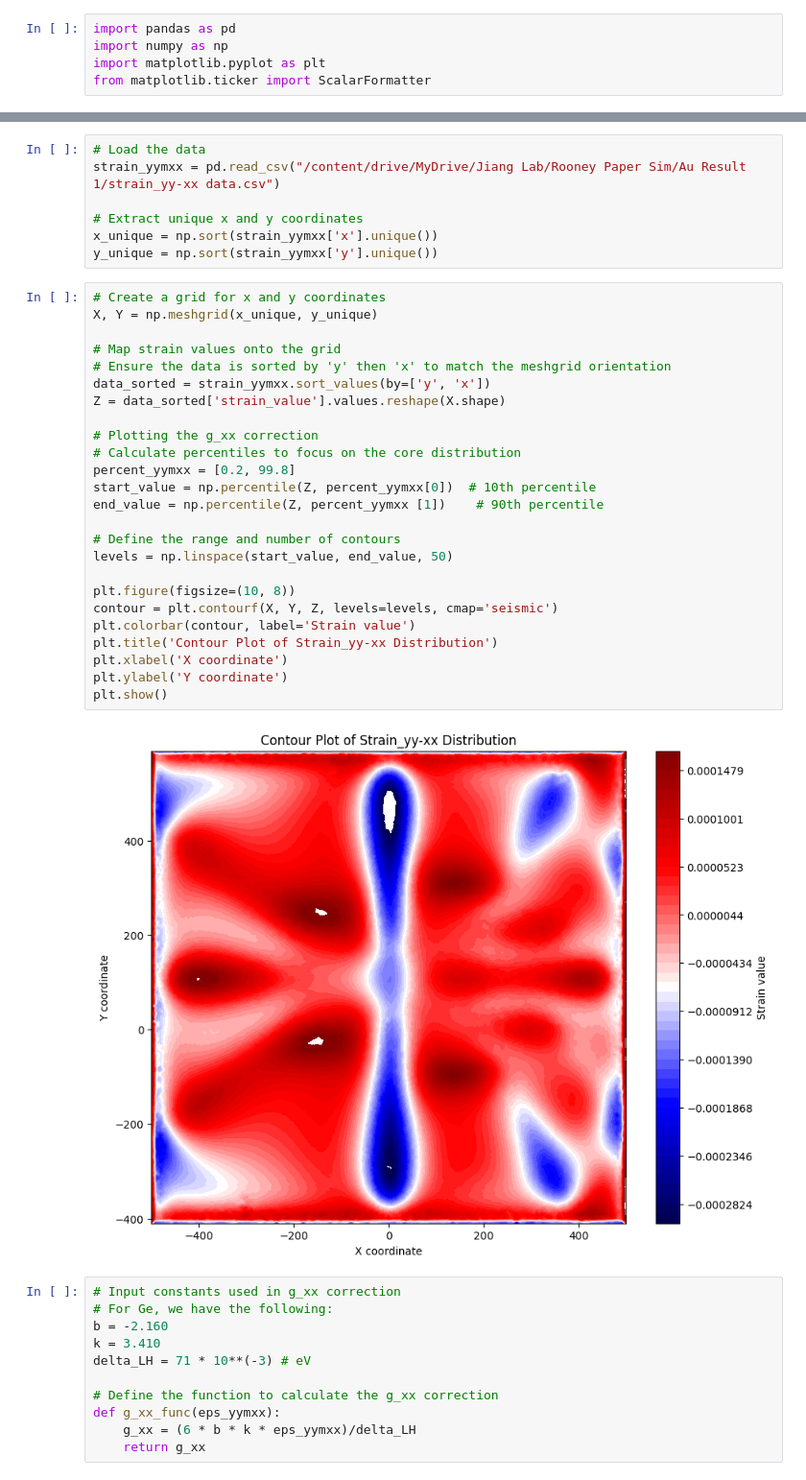
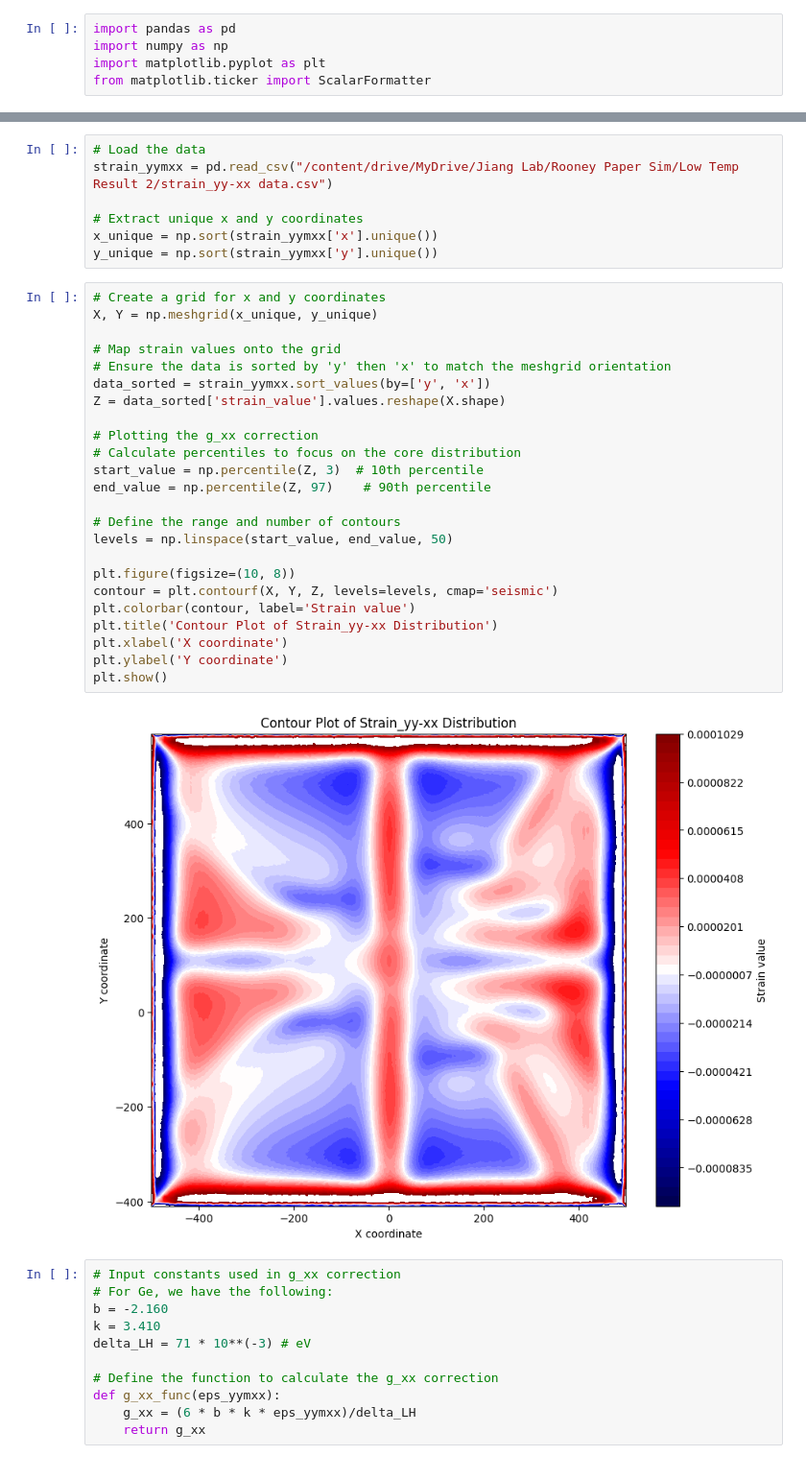
Before and after one commit to lucaniu2003/Quantum-Dot-g-Factor-Simulation-with-FEniCS, a Jupyter notebook: Data Analysis.ipynb, the cells around one changed output, grey strips where cells are left out. Shown at 96% size. Saved outputs shown, nothing was run; the diff lists cells and outputs as text.

```diff
--- a/Data Analysis.ipynb
+++ b/Data Analysis.ipynb
@@ -13,6 +13,6 @@ Mounted at /content/drive
 # %%
 # Load the data
-strain_yymxx = pd.read_csv("/content/drive/MyDrive/Jiang Lab/Rooney Paper Sim/Au Result 1/strain_yy-xx data.csv")
+strain_yymxx = pd.read_csv("/content/drive/MyDrive/Jiang Lab/Rooney Paper Sim/Low Temp Result 2/strain_yy-xx data.csv")
 
 # Extract unique x and y coordinates
 x_unique = np.sort(strain_yymxx['x'].unique())
@@ -20,30 +20,29 @@ y_unique = np.sort(strain_yymxx['y'].unique())
 # %%
 # Create a grid for x and y coordinates
 X, Y = np.meshgrid(x_unique, y_unique)
 
 # Map strain values onto the grid
 # Ensure the data is sorted by 'y' then 'x' to match the meshgrid orientation
 data_sorted = strain_yymxx.sort_values(by=['y', 'x'])
 Z = data_sorted['strain_value'].values.reshape(X.shape)
 
 # Plotting the g_xx correction
 # Calculate percentiles to focus on the core distribution
-percent_yymxx = [0.2, 99.8]
-start_value = np.percentile(Z, percent_yymxx[0])  # 10th percentile
-end_value = np.percentile(Z, percent_yymxx [1])    # 90th percentile
+start_value = np.percentile(Z, 3)  # 10th percentile
+end_value = np.percentile(Z, 97)    # 90th percentile
 
 # Define the range and number of contours
 levels = np.linspace(start_value, end_value, 50)
 
 plt.figure(figsize=(10, 8))
 contour = plt.contourf(X, Y, Z, levels=levels, cmap='seismic')
 plt.colorbar(contour, label='Strain value')
 plt.title('Contour Plot of Strain_yy-xx Distribution')
 plt.xlabel('X coordinate')
 plt.ylabel('Y coordinate')
 plt.show()
 # %% [output]
-[figure, old version]
+[figure, new version]
 # %%
 # Input constants used in g_xx correction
 # For Ge, we have the following:
```
Also changed, not shown: parts of 14 cells of this notebook, 4 other files.
